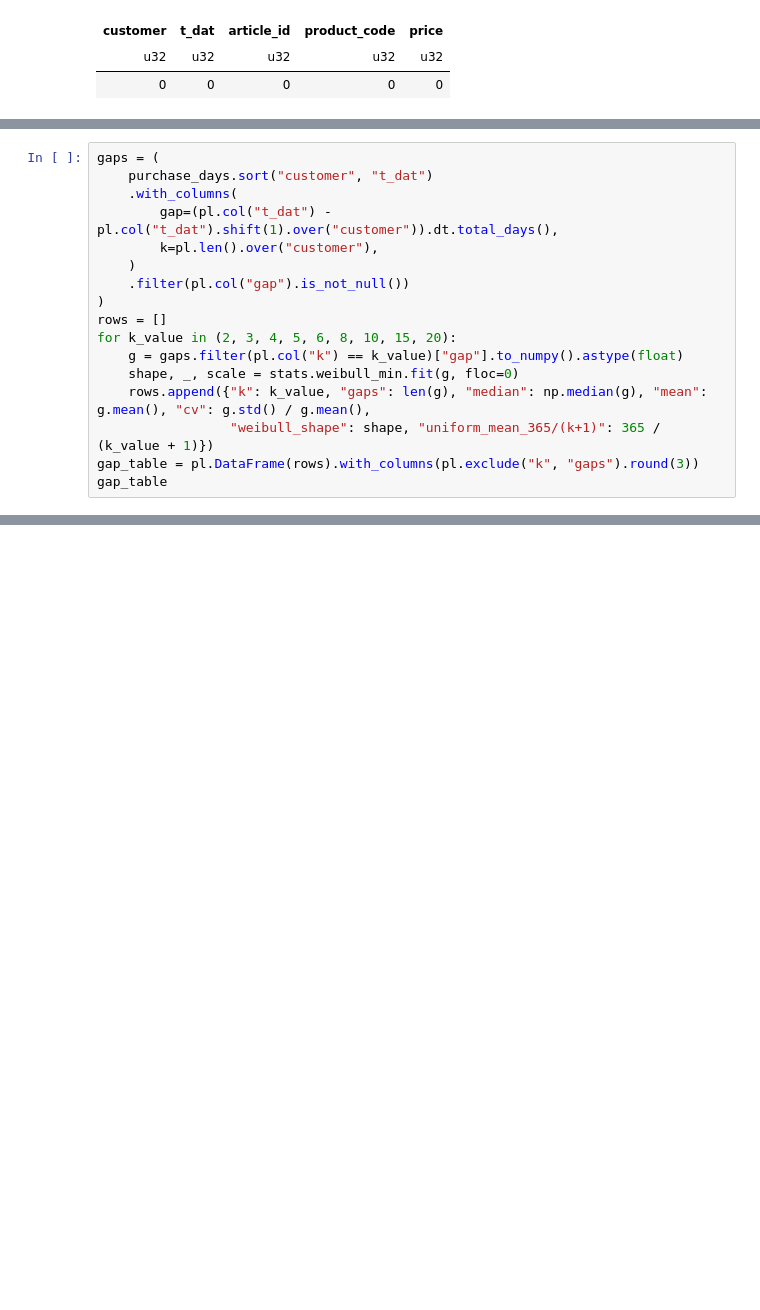
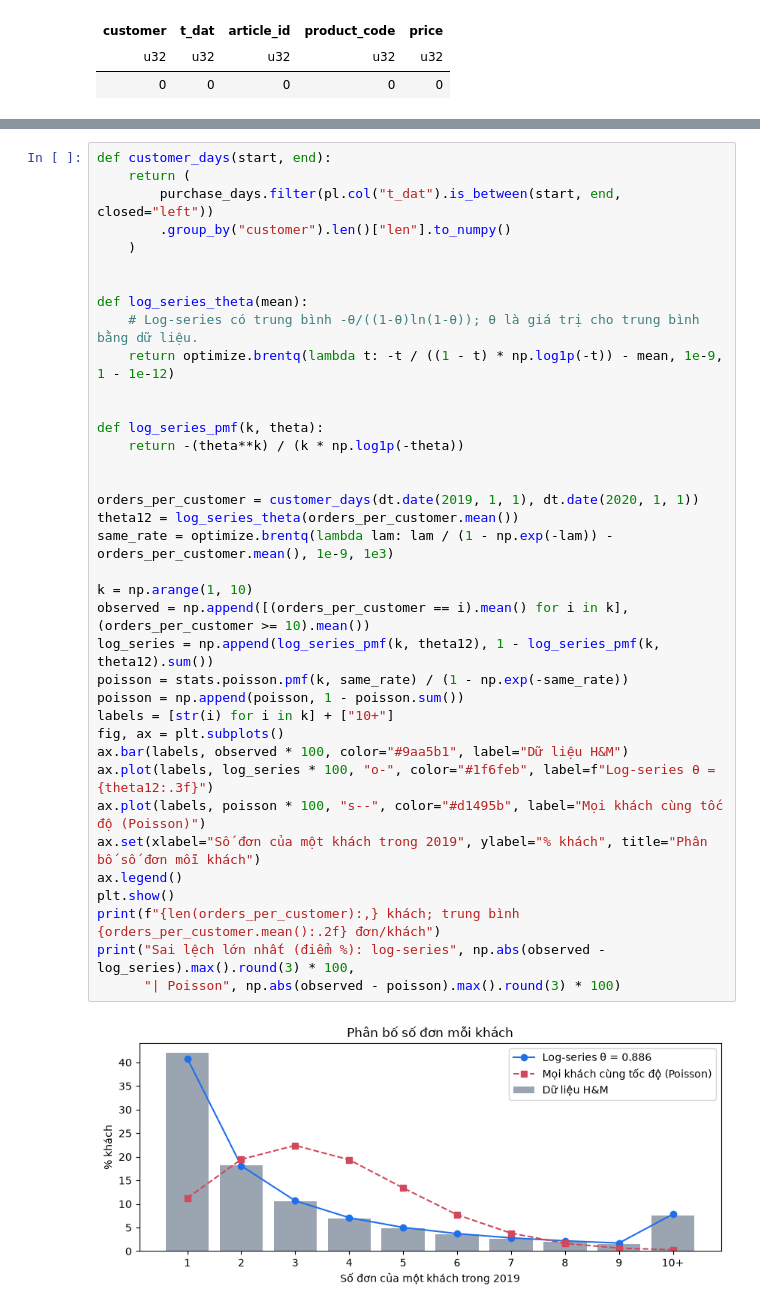
Before and after one commit to DanhTrannn/dk-ecommerce-data-platform, a Jupyter notebook: generator/notebooks/reference_datasets_eda.ipynb, the cells around one changed output, grey strips where cells are left out. Saved outputs shown, nothing was run; the diff lists cells and outputs as text; blank space fills up the shorter version.

```diff
--- a/generator/notebooks/reference_datasets_eda.ipynb
+++ b/generator/notebooks/reference_datasets_eda.ipynb
@@ -244,17 +78,0 @@ shape: (3, 3)
-# %%
-gaps = (
-    purchase_days.sort("customer", "t_dat")
-    .with_columns(
-        gap=(pl.col("t_dat") - pl.col("t_dat").shift(1).over("customer")).dt.total_days(),
-        k=pl.len().over("customer"),
-    )
-    .filter(pl.col("gap").is_not_null())
-)
-rows = []
-for k_value in (2, 3, 4, 5, 6, 8, 10, 15, 20):
-    g = gaps.filter(pl.col("k") == k_value)["gap"].to_numpy().astype(float)
-    shape, _, scale = stats.weibull_min.fit(g, floc=0)
-    rows.append({"k": k_value, "gaps": len(g), "median": np.median(g), "mean": g.mean(), "cv": g.std() / g.mean(),
-                 "weibull_shape": shape, "uniform_mean_365/(k+1)": 365 / (k_value + 1)})
-gap_table = pl.DataFrame(rows).with_columns(pl.exclude("k", "gaps").round(3))
-gap_table
@@ -834,0 +126,39 @@ print(json.dumps(parameters, ensure_ascii=False, indent=1))
+# %%
+def customer_days(start, end):
+    return (
+        purchase_days.filter(pl.col("t_dat").is_between(start, end, closed="left"))
+        .group_by("customer").len()["len"].to_numpy()
+    )
+
+
+def log_series_theta(mean):
+    # Log-series có trung bình -θ/((1-θ)ln(1-θ)); θ là giá trị cho trung bình bằng dữ liệu.
+    return optimize.brentq(lambda t: -t / ((1 - t) * np.log1p(-t)) - mean, 1e-9, 1 - 1e-12)
+
+
+def log_series_pmf(k, theta):
+    return -(theta**k) / (k * np.log1p(-theta))
+
+
+orders_per_customer = customer_days(dt.date(2019, 1, 1), dt.date(2020, 1, 1))
+theta12 = log_series_theta(orders_per_customer.mean())
+same_rate = optimize.brentq(lambda lam: lam / (1 - np.exp(-lam)) - orders_per_customer.mean(), 1e-9, 1e3)
+
+k = np.arange(1, 10)
+observed = np.append([(orders_per_customer == i).mean() for i in k], (orders_per_customer >= 10).mean())
+log_series = np.append(log_series_pmf(k, theta12), 1 - log_series_pmf(k, theta12).sum())
+poisson = stats.poisson.pmf(k, same_rate) / (1 - np.exp(-same_rate))
+poisson = np.append(poisson, 1 - poisson.sum())
+labels = [str(i) for i in k] + ["10+"]
+fig, ax = plt.subplots()
+ax.bar(labels, observed * 100, color="#9aa5b1", label="Dữ liệu H&M")
+ax.plot(labels, log_series * 100, "o-", color="#1f6feb", label=f"Log-series θ = {theta12:.3f}")
+ax.plot(labels, poisson * 100, "s--", color="#d1495b", label="Mọi khách cùng tốc độ (Poisson)")
+ax.set(xlabel="Số đơn của một khách trong 2019", ylabel="% khách", title="Phân bố số đơn mỗi khách")
+ax.legend()
+plt.show()
+print(f"{len(orders_per_customer):,} khách; trung bình {orders_per_customer.mean():.2f} đơn/khách")
+print("Sai lệch lớn nhất (điểm %): log-series", np.abs(observed - log_series).max().round(3) * 100,
+      "| Poisson", np.abs(observed - poisson).max().round(3) * 100)
+# %% [output]
+[figure, added]
```
Also changed, not shown: parts of 84 cells of this notebook, 2 other files.
